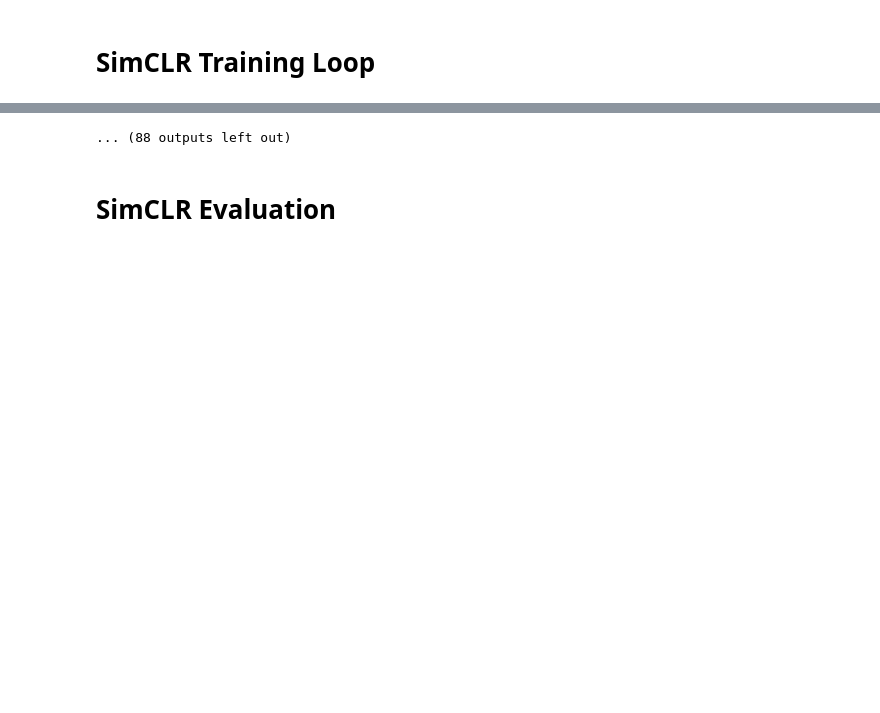
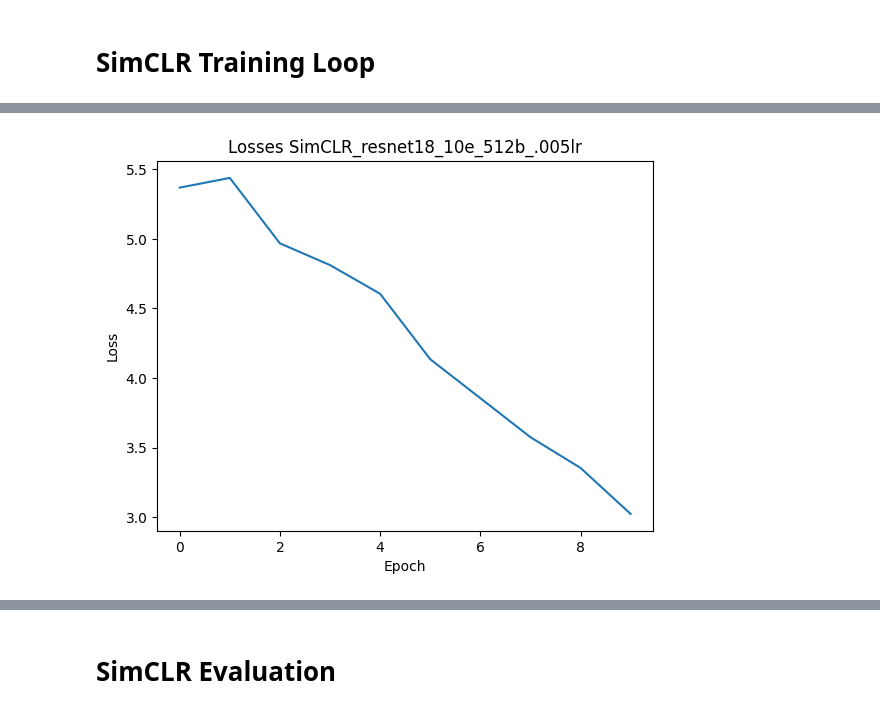
Before and after one commit to jhorne98/comp597-computer-vision-final, a Jupyter notebook: COMP597_FINAL.ipynb, the cells around one changed output, grey strips where cells are left out. Saved outputs shown, nothing was run; the diff lists cells and outputs as text; code cells hidden in the pictures; blank space fills up the shorter version.

Commit message:
Frozen SimCLR model

```diff
--- a/COMP597_FINAL.ipynb
+++ b/COMP597_FINAL.ipynb
@@ -186,6 +186,8 @@ for num_epochs in epochs:
         #https://www.kozodoi.me/blog/gradient-accumulation-in-pytorch
         #https://wandb.ai/wandb_fc/tips/reports/How-To-Implement-Gradient-Accumulation-in-PyTorch--VmlldzoyMjMwOTk5
         accumulate_batches = 4
+
+        print("Epochs: " + str(num_epochs) + ", Model Type: " + model_type[1])
 
         losses = []
         for epoch in range(num_epochs):
@@ -219,7 +221,11 @@ for num_epochs in epochs:
 
             if epoch % 5 == 0:
                 torch.save(model.state_dict(), "SimCLR_" + model_type[1] + "_" + str(num_epochs) + "e_512b_.005lr.pth")
+
         graph_losses(losses, "Losses SimCLR_" + model_type[1] + "_" + str(num_epochs) + "e_512b_.005lr")
+        with open("simclr_losses_frozen.txt", "a", encoding='utf-8') as f:
+            f.write("SimCLR_" + model_type[1] + "_" + str(num_epochs) + "e_512b_.005lr.pth: " + str(losses) + "\n")
+
         del model
         del optimizer
         gc.collect()
@@ -241,0 +248 @@ Epoch 1 | Loss: 5.2233
+[figure, added]
@@ -243,4 +250,3 @@ Epoch 2 | Loss: 4.7589
-... (88 outputs left out)
 # %% [markdown]
 # SimCLR Evaluation
 # %%
```
Also changed, not shown: parts of 1 cell of this notebook, 1 other file.
